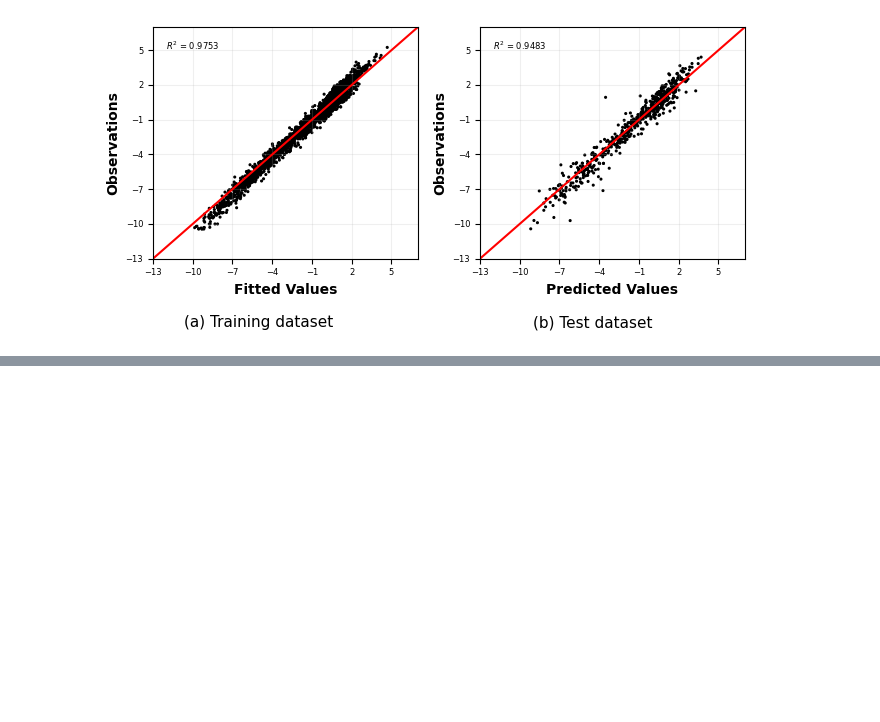
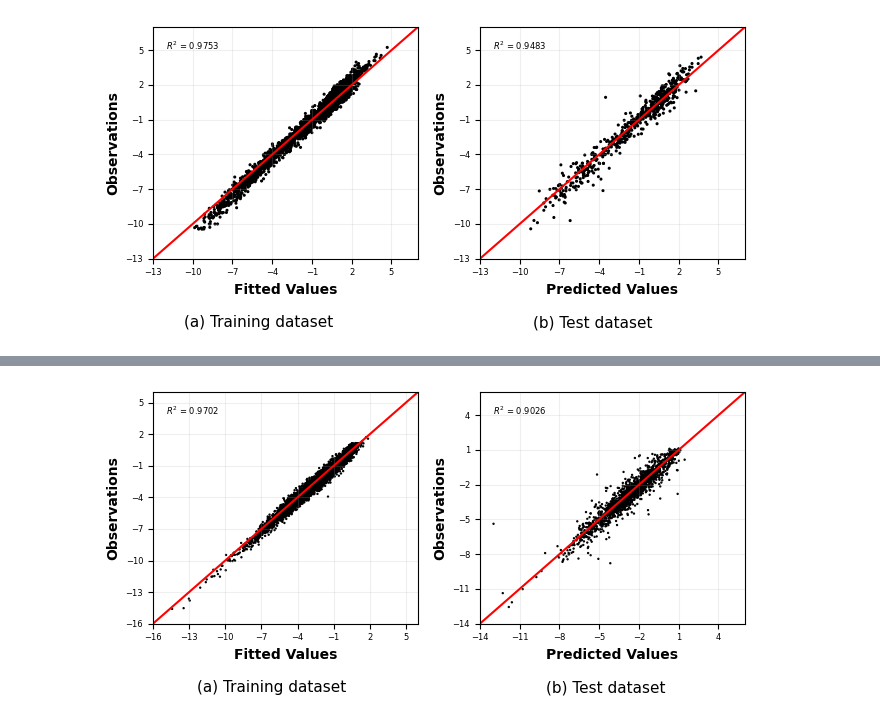
Before and after one commit to DSjayjang/Project, a Jupyter notebook: ChemGCNs/visualization/scatter_pred_template_scgas.ipynb, the cells around one changed output, grey strips where cells are left out. Drawn from its saved outputs; the diff is of its cells as text; code cells hidden in the pictures; blank space fills up the shorter version.

```diff
--- a/ChemGCNs/visualization/scatter_pred_template_scgas.ipynb
+++ b/ChemGCNs/visualization/scatter_pred_template_scgas.ipynb
@@ -104,0 +107,3 @@ plt.show()
+# %%
+df_solubility = 'solubility'
+save_dir = r'..\results_figure\scatter'
@@ -104,0 +121,16 @@ plt.show()
+# %%
+# MSE 컬럼명 추가
+columns = ['target', 'pred'] + [f'feature{i}' for i in range(1, df_train_MSE_solubility.shape[1]-1)]
+df_train_MSE_solubility.columns = columns
+
+# MSE 컬럼명 추가
+columns = ['target', 'pred'] + [f'feature{i}' for i in range(1, df_test_MSE_solubility.shape[1]-1)]
+df_test_MSE_solubility.columns = columns
+# %%
+# R^2
+r2_train_solubility = r2_score(df_train_MSE_solubility['target'], df_train_MSE_solubility['pred'])
+print('r2_mse:', r2_train_solubility)
+
+# R^2
+r2_test_solubility = r2_score(df_test_MSE_solubility['target'], df_test_MSE_solubility['pred'])
+print('r2_mse:', r2_test_solubility)
@@ -104,0 +140,62 @@ plt.show()
+# %%
+from matplotlib.colors import ListedColormap
+
+def plot_dataset(df_test_MSE, dataset, r2_mse, ax, mode, xlim):
+    if dataset in ['solubility']:
+        s = 0.5
+    elif dataset in []:
+        s = 25
+
+    pastel_cmap = ListedColormap(["black"])
+
+    scatter = ax.scatter(df_test_MSE['pred'], df_test_MSE['target'],
+                         c=df_test_MSE['target'], s=s,
+                         cmap=pastel_cmap)
+
+    # 대각선 추가
+    min_val = min(df_test_MSE['target'].min(), df_test_MSE['pred'].min()) -10
+    max_val = max(df_test_MSE['target'].max(), df_test_MSE['pred'].max()) +10
+    ax.plot([min_val, max_val], [min_val, max_val], color='red')
+
+    if dataset == 'solubility':
+        ax.set_xlim(xlim, 6)
+        ax.set_ylim(xlim, 6)
+        ax.set_xticks(range(xlim, 7, 3))
+        ax.set_yticks(range(xlim, 7, 3))
+        ax.tick_params(axis='both', labelsize=6)
+
+    if mode == 'train':
+        ax.set_xlabel("Fitted Values", fontweight='bold')
+    elif mode == 'test':
+        ax.set_xlabel("Predicted Values", fontweight='bold')
+    ax.set_ylabel("Observations", fontweight='bold')
+
+    ax.text(0.05, 0.90, rf'$R^2$ = {r2_mse:.4f}',
+            transform=ax.transAxes, fontsize=6)
+
+    ax.grid(alpha=0.2)
+
+
+# 1행 2열 subplot 생성
+fig, axes = plt.subplots(1, 2, figsize=(6.69, 3.0))
+
+# train
+plot_dataset(df_train_MSE_solubility, df_solubility, r2_train_solubility, axes[0], 'train', xlim = -16)
+
+# test
+plot_dataset(df_test_MSE_solubility, df_solubility, r2_test_solubility, axes[1], 'test', xlim = -14)
+
+# (a), (b) 추가
+fig.text(0.27, -0.05, "(a) Training dataset", ha="center", fontsize=11)
+fig.text(0.77, -0.05, "(b) Test dataset", ha="center", fontsize=11)
+
+plt.tight_layout()
+
+# file_name = '22.pdf'
+# file_path = os.path.join(save_dir, file_name)
+# print(file_path)
+# plt.savefig(file_path, dpi=300, bbox_inches = "tight")
+
+plt.show()
+# %% [output]
+[figure, added]
```
Also changed, not shown: parts of 3 cells of this notebook, 8 other files.
